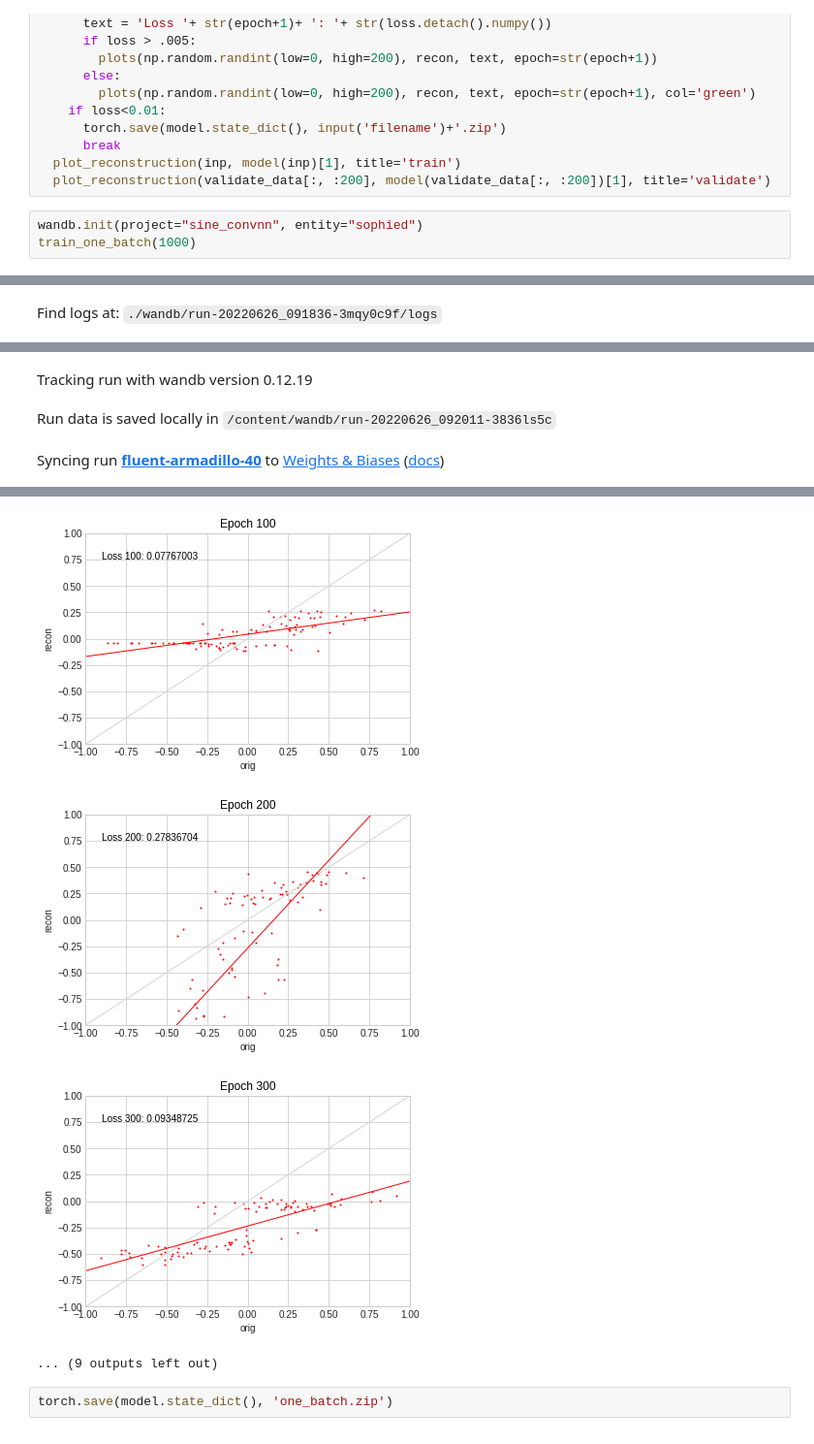
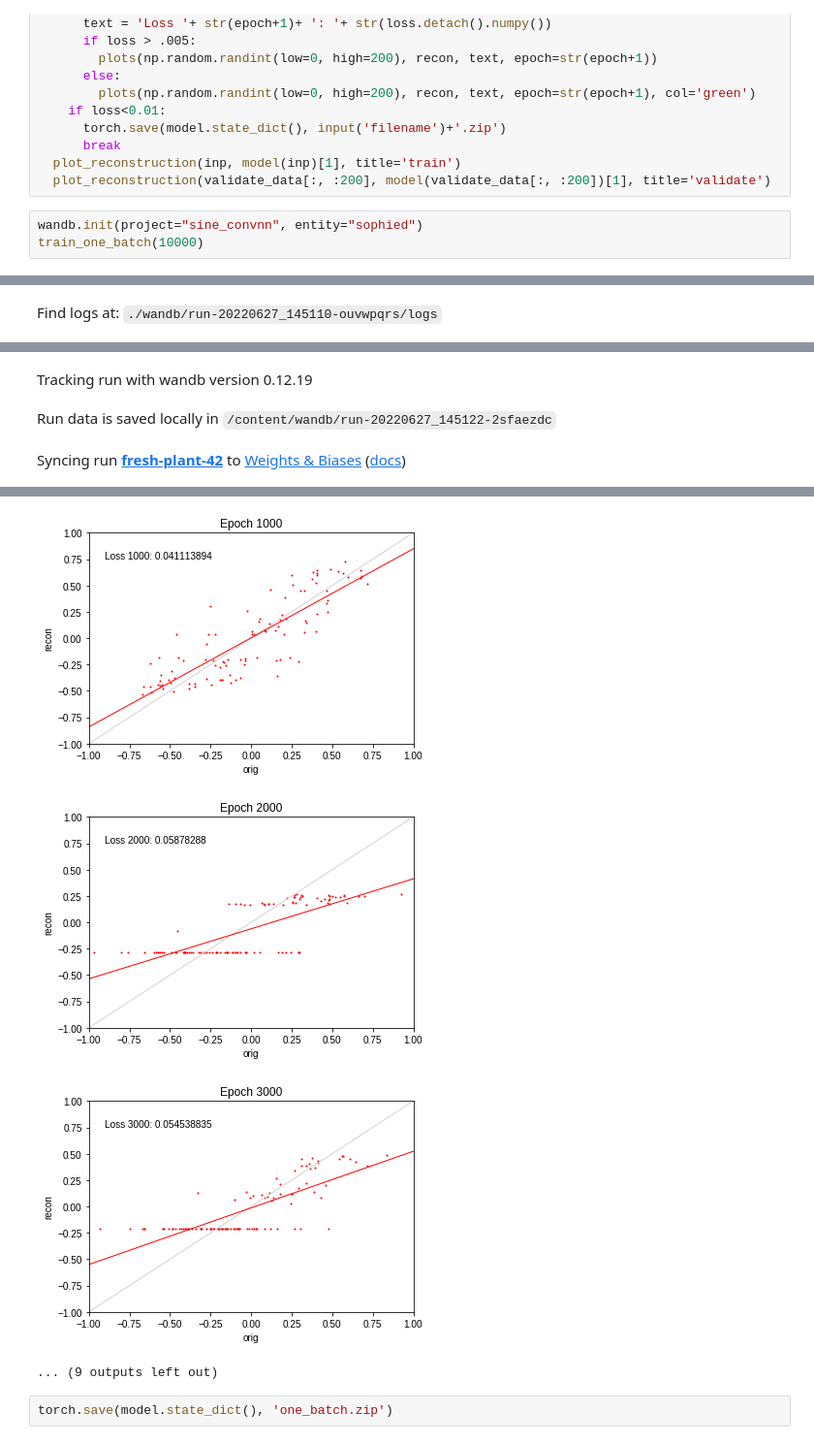
Before and after one commit to SophieD517/MTL, a Jupyter notebook: SineWaves/Sine_ConvNN.ipynb, the cells around one changed output, grey strips where cells are left out. Shown at 97% size. Saved outputs shown, nothing was run; the diff lists cells and outputs as text.

```diff
--- a/SineWaves/Sine_ConvNN.ipynb
+++ b/SineWaves/Sine_ConvNN.ipynb
@@ -371,5 +680,5 @@ def train_one_batch(epochs=1000):
   plot_reconstruction(validate_data[:, :200], model(validate_data[:, :200])[1], title='validate')
 # %%
 wandb.init(project="sine_convnn", entity="sophied")
-train_one_batch(1000)
+train_one_batch(10000)
 # %% [output]
@@ -379,2 +688,2 @@ Synced spring-river-39: https://wandb.ai/sophied/sine_convnn/runs/3mqy0c9f
 Synced 4 W&B file(s), 0 media file(s), 0 artifact file(s) and 0 other file(s)
-Find logs at: ./wandb/run-20220626_091836-3mqy0c9f/logs
+Find logs at: ./wandb/run-20220627_145110-ouvwpqrs/logs
@@ -382,3 +691,3 @@ Successfully finished last run (ID:3mqy0c9f). Initializing new run:
 Tracking run with wandb version 0.12.19
-Run data is saved locally in /content/wandb/run-20220626_092011-3836ls5c
+Run data is saved locally in /content/wandb/run-20220627_145122-2sfaezdc
-Syncing run fluent-armadillo-40 to Weights & Biases (docs)
+Syncing run fresh-plant-42 to Weights & Biases (docs)
@@ -395,6 +711,6 @@ tensor(0.0581, grad_fn=<MseLossBackward0>)
-[figure, old version]
+[figure, new version]
-[figure, old version]
+[figure, new version]
-[figure, old version]
+[figure, new version]
 ... (9 outputs left out)
 # %%
 torch.save(model.state_dict(), 'one_batch.zip')
```
Also changed, not shown: parts of 10 cells of this notebook.
